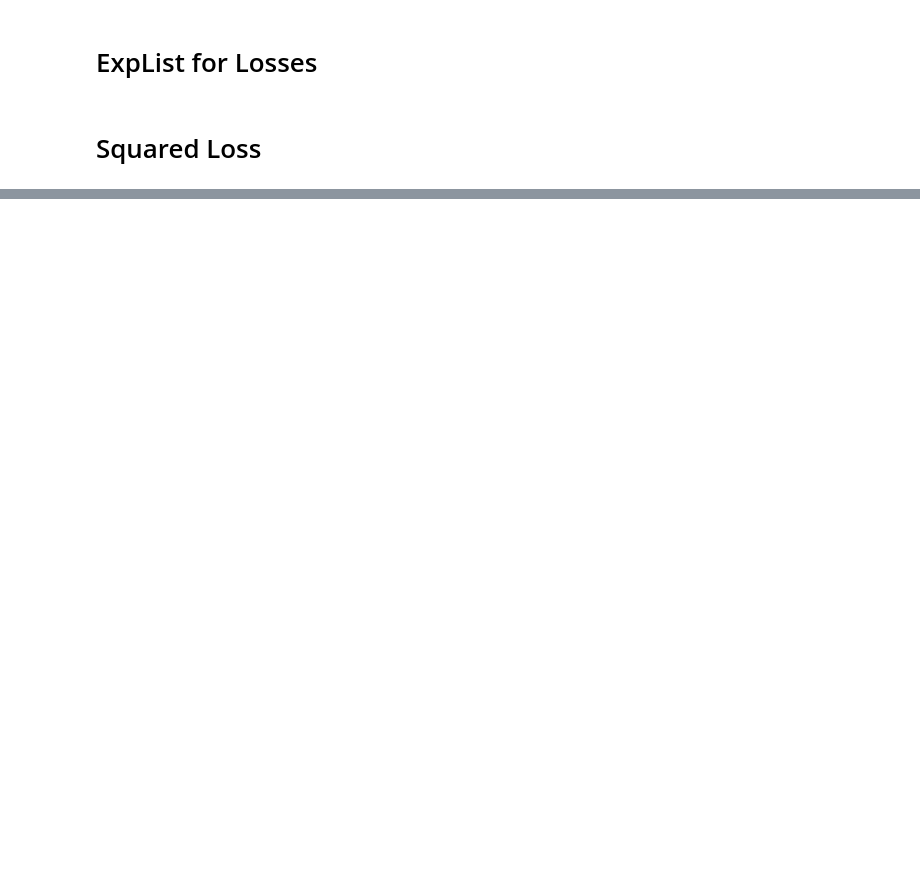
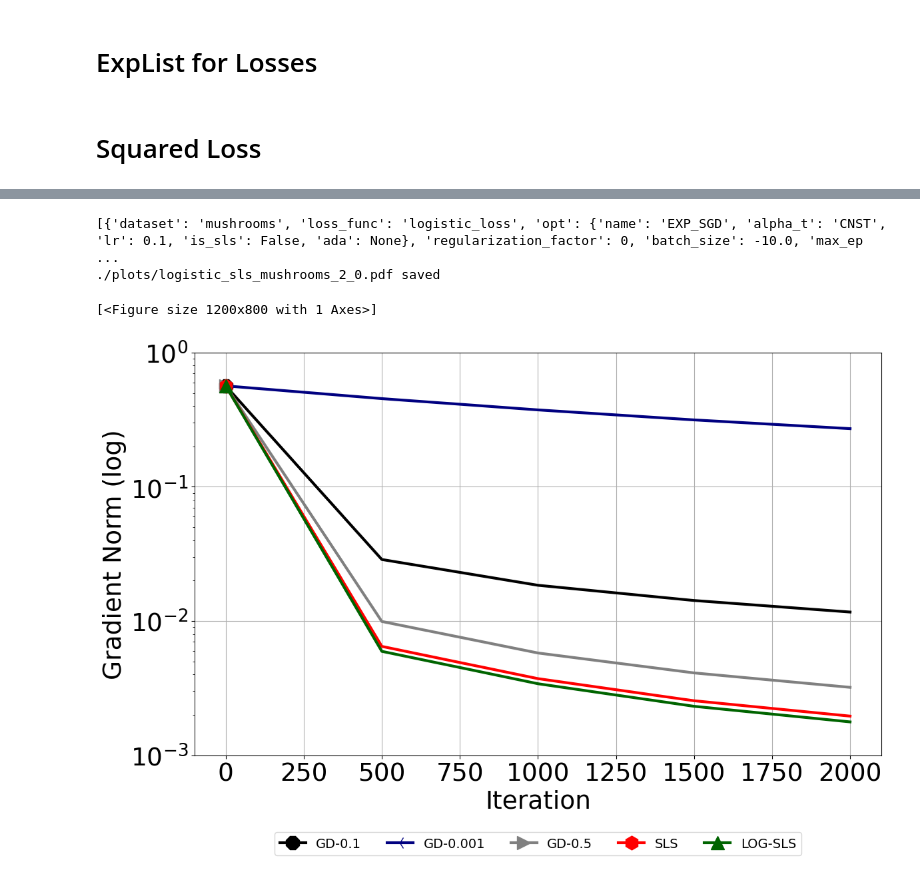
Before and after one commit to anh-dang/accelerated_noise_adaptive_shb, a Jupyter notebook: results.ipynb, the cells around one changed output, grey strips where cells are left out. Cells and saved outputs as stored; diff of their text form; code cells hidden in the pictures; blank space fills up the shorter version.

```diff
--- a/results.ipynb
+++ b/results.ipynb
@@ -265,0 +393,49 @@ rm.get_plot_all(
+# %%
+rm = hr.ResultManager(
+                    exp_list= loss_exp_dict["logistic_loss"],
+                    savedir_base=savedir_sls_mushrooms_2,
+                    filterby_list=combined_filter_dict["logistic_loss"],
+                    verbose= 0
+                     )
+rm.get_plot_all(
+    avg_across='runs',
+    plot_median=True,
+    order='metrics_by_groups',
+    show_legend_all=show_legend_all,
+    legend_last_row_only=True,
+    y_metric_list =  ['grad_norm'],
+    x_metric='itr',
+    legend_list=['opt.name'],
+#     title_list = ['kappa','variance'],
+    groupby_list = ['dataset', 'model', 'n_samples', 'variance', 'kappa'],
+    log_metric_list = ["grad_norm", 'alpha_k', 'train_loss'],
+    legend_fontsize=14,
+    x_fontsize=27,
+    y_fontsize=27,
+    xtick_fontsize=27,
+    ytick_fontsize=27,
+    title_fontsize=18,
+    result_step=5,
+    ylim_list=[[(10**(-3), 10**(0))]],
+    #[(10**(-13), 10**(5))],[(10**(-13), 10**(5))]],# (10**(-3), 24), (10**(-3.1), 10**(-.8))]],(10**(0), 1e6)(-0.1, 1.1)(10**(-15), 10**(-4))
+
+    map_ylabel_list=[{'train_loss':'Train loss'},
+                     {'val_acc':'Validation accuracy'},
+                     {'grad_norm': 'Gradient Norm'},
+                     {'alpha_k': 'alpha_k'},
+                     {'beta_k': 'beta_k'},
+                     {'lambda_k': 'lambda_k'},
+                     {'n_grad_evals': 'Number of stochastic gradient evaluations'}],
+    map_xlabel_list=[{'itr': 'Iteration'}],
+                figsize=(12,8),
+    plot_confidence=False,
+     legend_kwargs={'bbox_to_anchor':[0.5, -0.22],
+                           'borderaxespad':0.,
+                           'ncol':6,'loc':'center'},
+    savedir_plots=f'./plots/logistic_sls_mushrooms_2'
+            )
+# %% [output]
+[{'dataset': 'mushrooms', 'loss_func': 'logistic_loss', 'opt': {'name': 'EXP_SGD', 'alpha_t': 'CNST', 'lr': 0.1, 'is_sls': False, 'ada': None}, 'regularization_factor': 0, 'batch_size': -10.0, 'max_ep ...
+./plots/logistic_sls_mushrooms_2_0.pdf saved
+[<Figure size 1200x800 with 1 Axes>]
+[figure, added]
```
Also changed, not shown: parts of 8 cells of this notebook, 6 other files.
